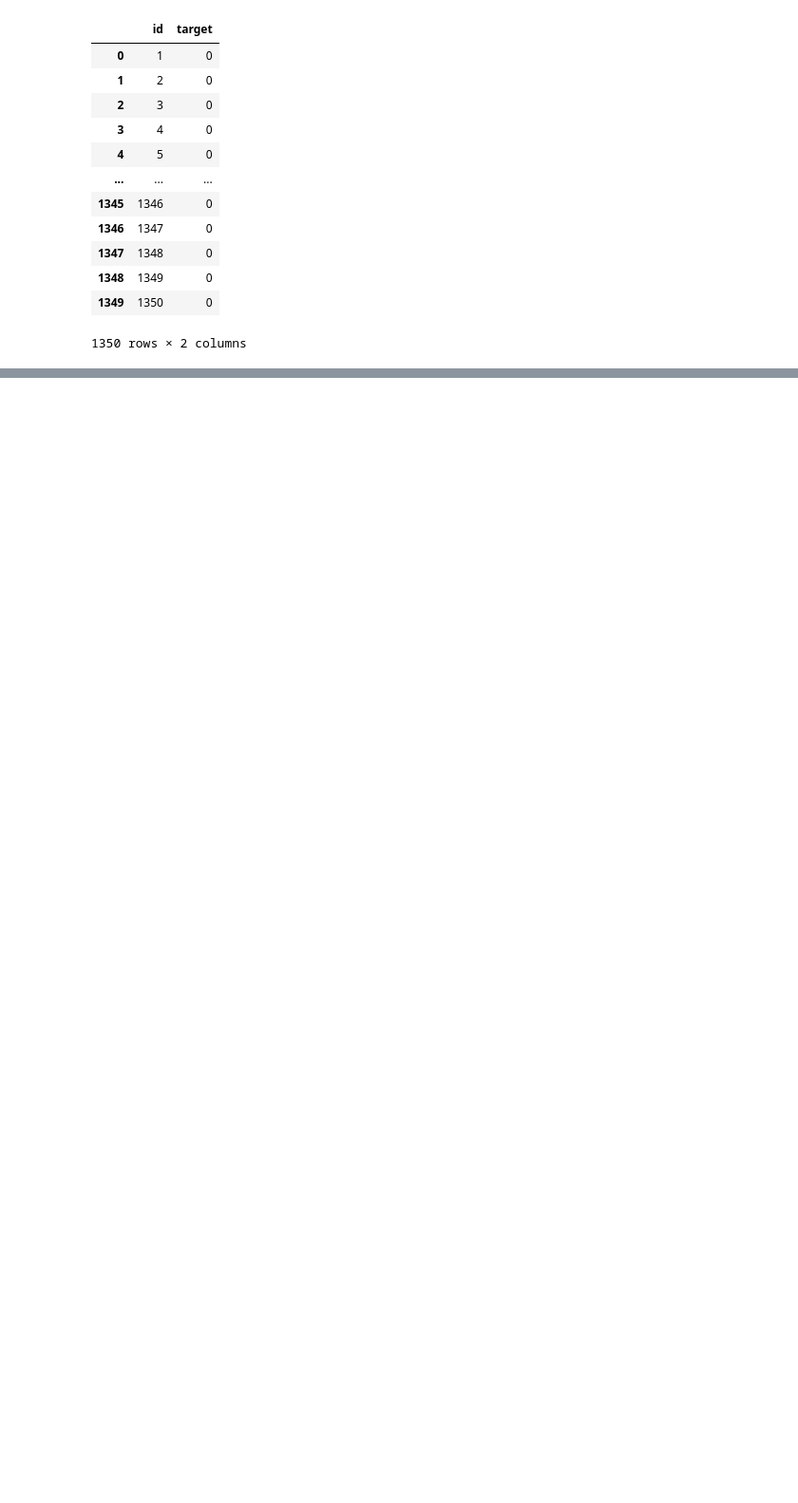
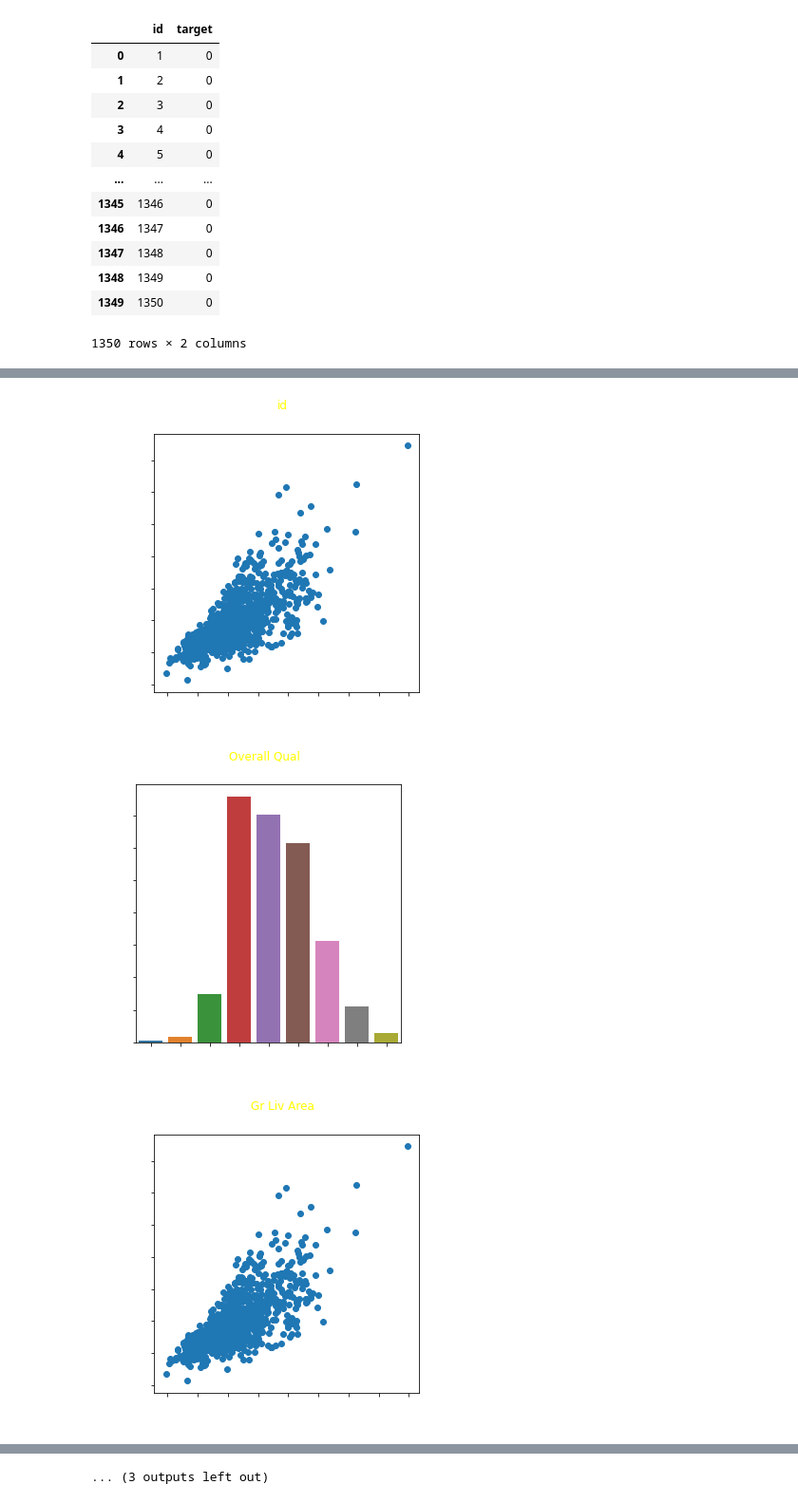
Before and after one commit to GaYounKoh/study, a Jupyter notebook: prac.ipynb, the cells around one changed output, grey strips where cells are left out. Shown at 95% size. Cells and saved outputs as stored; diff of their text form; code cells hidden in the pictures; blank space fills up the shorter version.

```diff
--- a/prac.ipynb
+++ b/prac.ipynb
@@ -28,0 +140,4 @@ sample
+# %%
+for i in train.columns: #range(train.shape[1]):
+    i,train[i].nunique()
+    # (train.iloc[:,i]).nunique
@@ -28,0 +167,24 @@ sample
+# %%
+
+for i,j in enumerate(train.columns):
+    _ = plt.figure(figsize = (5,5)) #col 1,3,6은 countplot
+    if i in [1,3,6]:
+        # print('###### colname:', j)
+        _ = sns.countplot(x=j, data = train)
+        _ = plt.suptitle(f'{j}', color = 'yellow')
+        _ = plt.xticks(color = 'white')
+        _ = plt.yticks(color = 'white')
+        _ = plt.xlabel(xlabel= j, color = 'white')
+        _ = plt.ylabel(ylabel= 'count', color = 'white')
+    else:
+        # print('###### colname:', j)
+        _ = plt.scatter(train.iloc[:,2], train.iloc[:, -1])
+        _ = plt.suptitle(f'{j}', color = 'yellow')
+        _ = plt.xticks(color = 'white')
+        _ = plt.yticks(color = 'white')
+        _ = plt.xlabel(xlabel= j, color = 'white')
+        _ = plt.ylabel(ylabel= train.columns[-1], color = 'white')
+# %% [output]
+[figure, added]
+[figure, added]
+[figure, added]
@@ -28,0 +200 @@ sample
+... (3 outputs left out)
```
Also changed, not shown: parts of 11 cells of this notebook.
